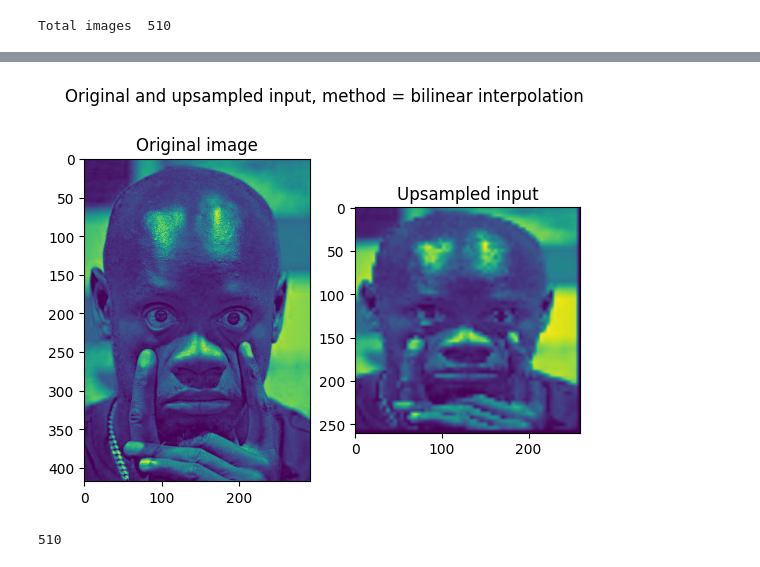
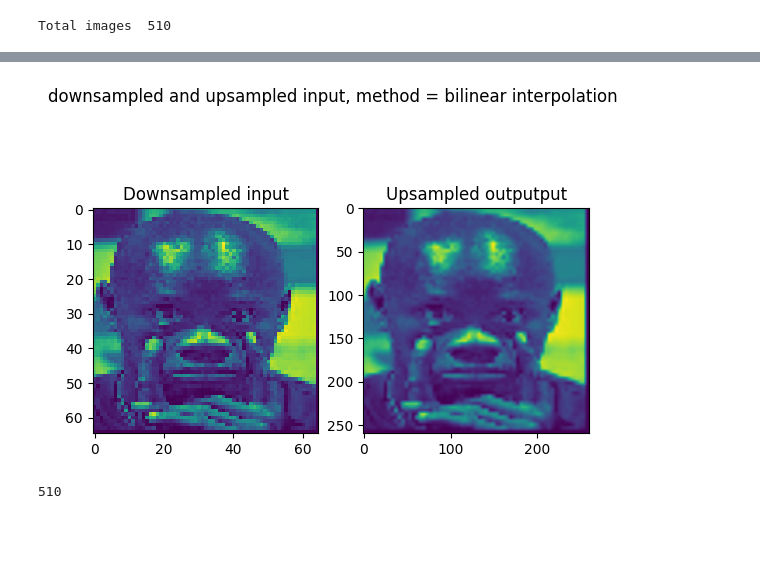
Before and after one commit to aenaghai/CP301, a Jupyter notebook: Copy_of_face_recg.ipynb, the cells around one changed output, grey strips where cells are left out. Drawn from its saved outputs; the diff is of its cells as text; code cells hidden in the pictures; blank space fills up the shorter version.

```diff
--- a/Copy_of_face_recg.ipynb
+++ b/Copy_of_face_recg.ipynb
@@ -208,20 +223,18 @@ for i in range(len(imagetest)) :
           output_upsampled = outputs_upsampled[0]
           UpsampleImagesTest.append(output_upsampled)
 # %%
-input_image_path=OriginalImages[1]
-input_image=cv2.imread(input_image_path)
-
+input_image=DownsampledImages[1]
 output_upsampled=UpsampleImages[1]
 # Visualize input and output
 fig, axes = plt.subplots(1, 2)
 axes[0].imshow(input_image[:, :, 0])
-axes[0].set_title('Original image')
+axes[0].set_title('Downsampled input')
 axes[1].imshow(output_upsampled[:, :, 0])
-axes[1].set_title('Upsampled input')
-fig.suptitle(f'Original and upsampled input, method = bilinear interpolation')
+axes[1].set_title('Upsampled outputput')
+fig.suptitle(f'downsampled and upsampled input, method = bilinear interpolation')
 plt.show()
 # %% [output]
-[figure, old version]
+[figure, new version]
 # %%
 len(UpsampleImages)
 # %% [output]
```
Also changed, not shown: parts of 24 cells of this notebook.
